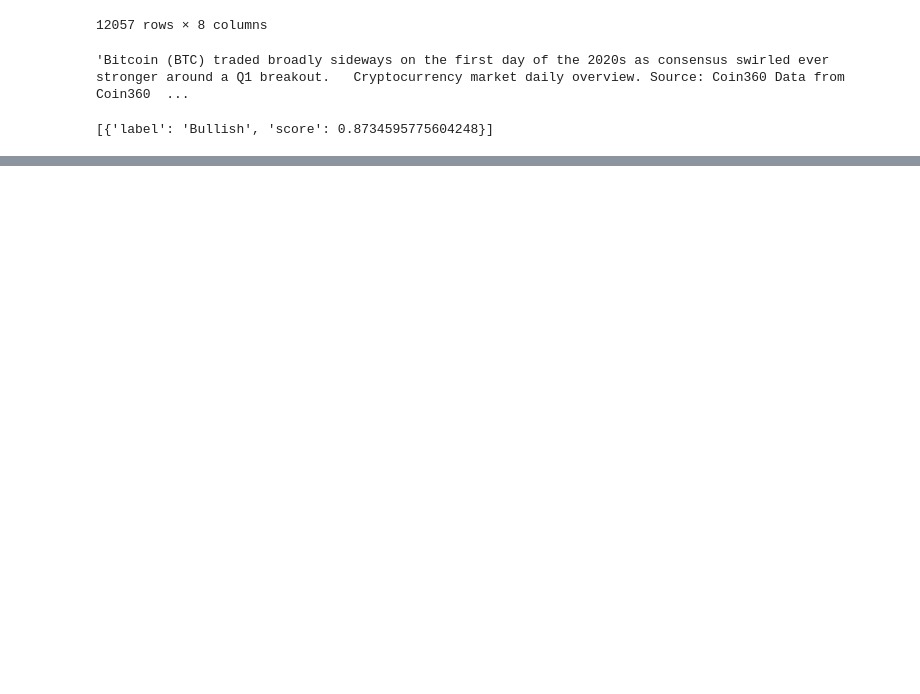
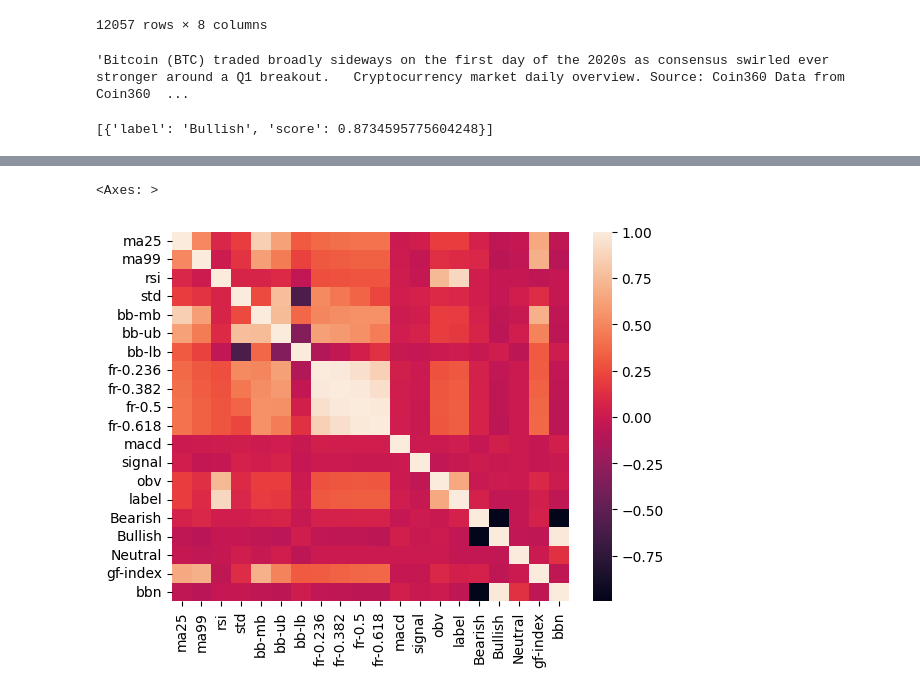
Before and after one commit to okkostenko/crypto_price_prediction_starknet, a Jupyter notebook: scratch_pad.ipynb, the cells around one changed output, grey strips where cells are left out. Saved outputs shown, nothing was run; the diff lists cells and outputs as text; code cells hidden in the pictures; blank space fills up the shorter version.

```diff
--- a/scratch_pad.ipynb
+++ b/scratch_pad.ipynb
@@ -412,0 +749,4 @@ print(preds)
+# %%
+
+argmax = np.zeros_like(bbn)
+argmax[np.arange(len(bbn)), bbn.argmax(1)] = 1
@@ -412,0 +763,2 @@ print(preds)
+# %%
+df[["Bearish", "Bullish", "Neutral"]] = argmax
@@ -412,0 +771,4 @@ print(preds)
+# %%
+argmax_ = np.argmax(bbn, axis=1)
+# %%
+df["bbn"] = argmax_
@@ -412,0 +797,5 @@ print(preds)
+# %%
+sns.heatmap(df.iloc[:, -20:].corr())
+# %% [output]
+<Axes: >
+[figure, added]
```
Also changed, not shown: parts of 34 cells of this notebook, 13 other files.
